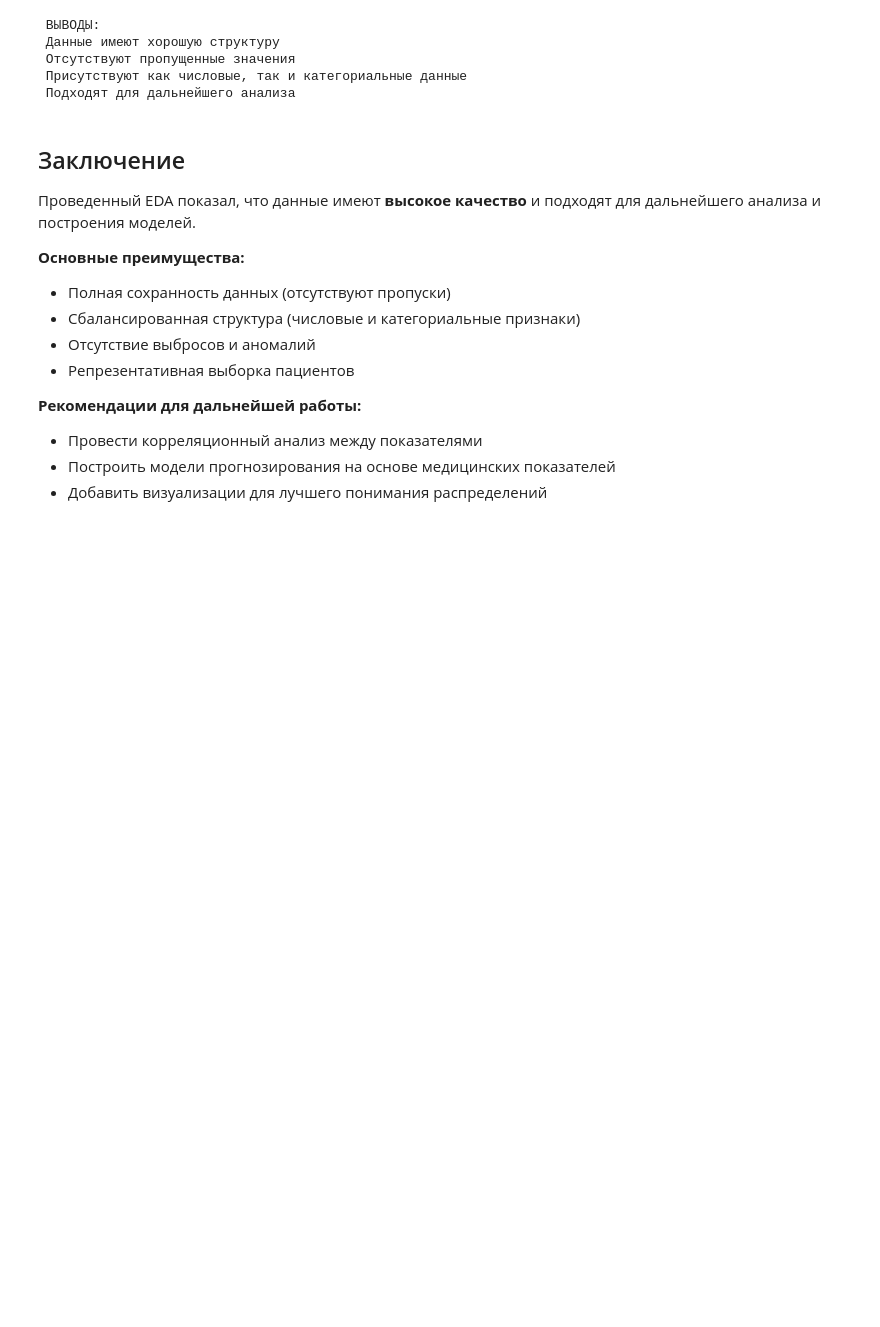
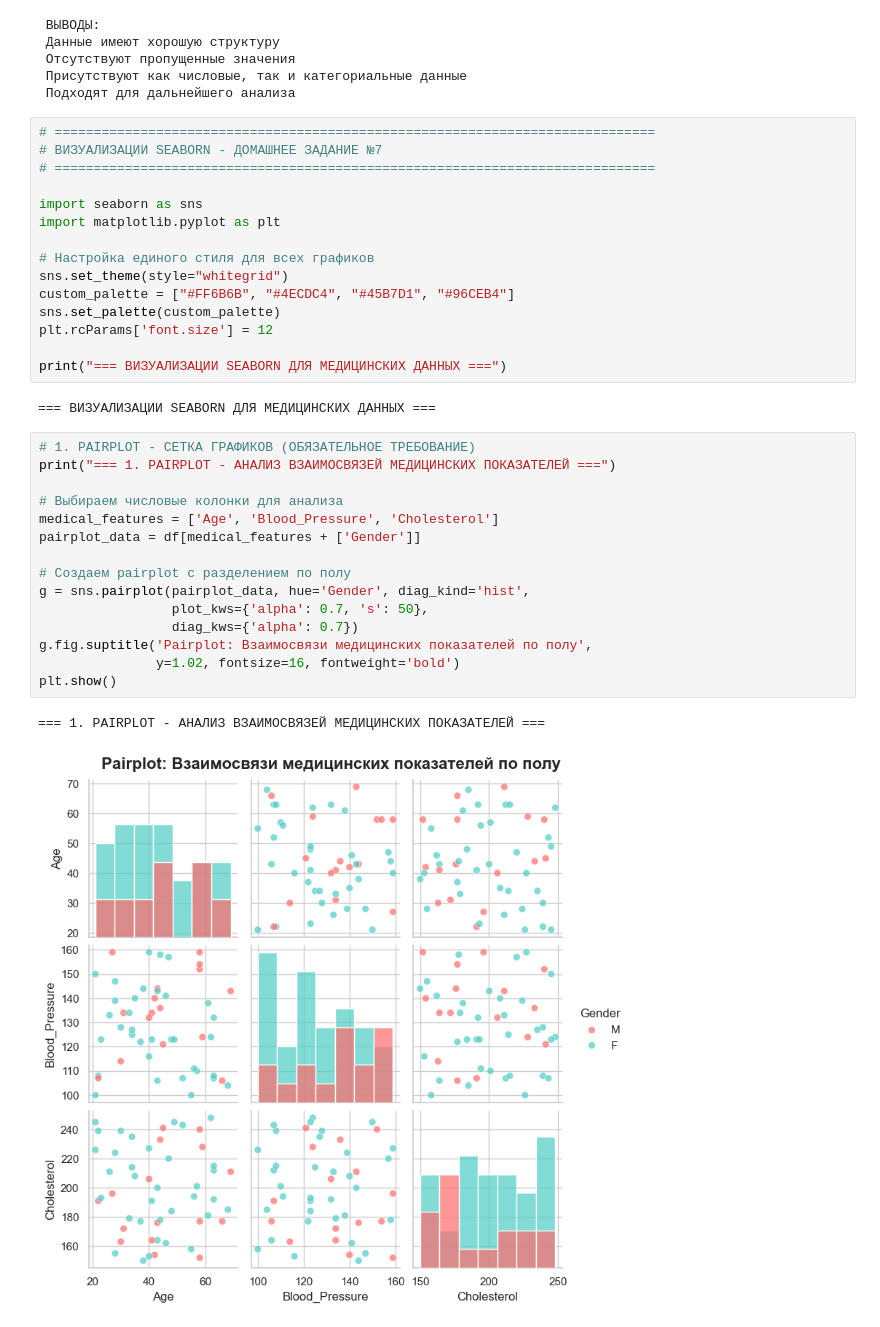
Before and after one commit to samoylovaann333/data_ingeneering, a Jupyter notebook: notebooks/EDA.ipynb, the cells around one changed output. Cells and saved outputs as stored; diff of their text form; blank space fills up the shorter version.

```diff
--- a/notebooks/EDA.ipynb
+++ b/notebooks/EDA.ipynb
@@ -275,18 +275,38 @@ print(" Подходят для дальнейшего анализа")
  Отсутствуют пропущенные значения
  Присутствуют как числовые, так и категориальные данные
  Подходят для дальнейшего анализа
-# %% [markdown]
-## Заключение
-
-Проведенный EDA показал, что данные имеют **высокое качество** и подходят для дальнейшего анализа и построения моделей.
-
-**Основные преимущества:**
-- Полная сохранность данных (отсутствуют пропуски)
-- Сбалансированная структура (числовые и категориальные признаки)
-- Отсутствие выбросов и аномалий
-- Репрезентативная выборка пациентов
-
-**Рекомендации для дальнейшей работы:**
-- Провести корреляционный анализ между показателями
-- Построить модели прогнозирования на основе медицинских показателей
-- Добавить визуализации для лучшего понимания распределений
+# %%
+# =============================================================================
+# ВИЗУАЛИЗАЦИИ SEABORN - ДОМАШНЕЕ ЗАДАНИЕ №7
+# =============================================================================
+
+import seaborn as sns
+import matplotlib.pyplot as plt
+
+# Настройка единого стиля для всех графиков
+sns.set_theme(style="whitegrid")
+custom_palette = ["#FF6B6B", "#4ECDC4", "#45B7D1", "#96CEB4"]
+sns.set_palette(custom_palette)
+plt.rcParams['font.size'] = 12
+
+print("=== ВИЗУАЛИЗАЦИИ SEABORN ДЛЯ МЕДИЦИНСКИХ ДАННЫХ ===")
+# %% [output]
+=== ВИЗУАЛИЗАЦИИ SEABORN ДЛЯ МЕДИЦИНСКИХ ДАННЫХ ===
+# %%
+# 1. PAIRPLOT - СЕТКА ГРАФИКОВ (ОБЯЗАТЕЛЬНОЕ ТРЕБОВАНИЕ)
+print("=== 1. PAIRPLOT - АНАЛИЗ ВЗАИМОСВЯЗЕЙ МЕДИЦИНСКИХ ПОКАЗАТЕЛЕЙ ===")
+
+# Выбираем числовые колонки для анализа
+medical_features = ['Age', 'Blood_Pressure', 'Cholesterol']
+pairplot_data = df[medical_features + ['Gender']]
+
+# Создаем pairplot с разделением по полу
+g = sns.pairplot(pairplot_data, hue='Gender', diag_kind='hist',
+                 plot_kws={'alpha': 0.7, 's': 50},
+                 diag_kws={'alpha': 0.7})
+g.fig.suptitle('Pairplot: Взаимосвязи медицинских показателей по полу',
+               y=1.02, fontsize=16, fontweight='bold')
+plt.show()
+# %% [output]
+=== 1. PAIRPLOT - АНАЛИЗ ВЗАИМОСВЯЗЕЙ МЕДИЦИНСКИХ ПОКАЗАТЕЛЕЙ ===
+[figure, added]
```
Also changed, not shown: parts of 7 cells of this notebook, 2 other files.
